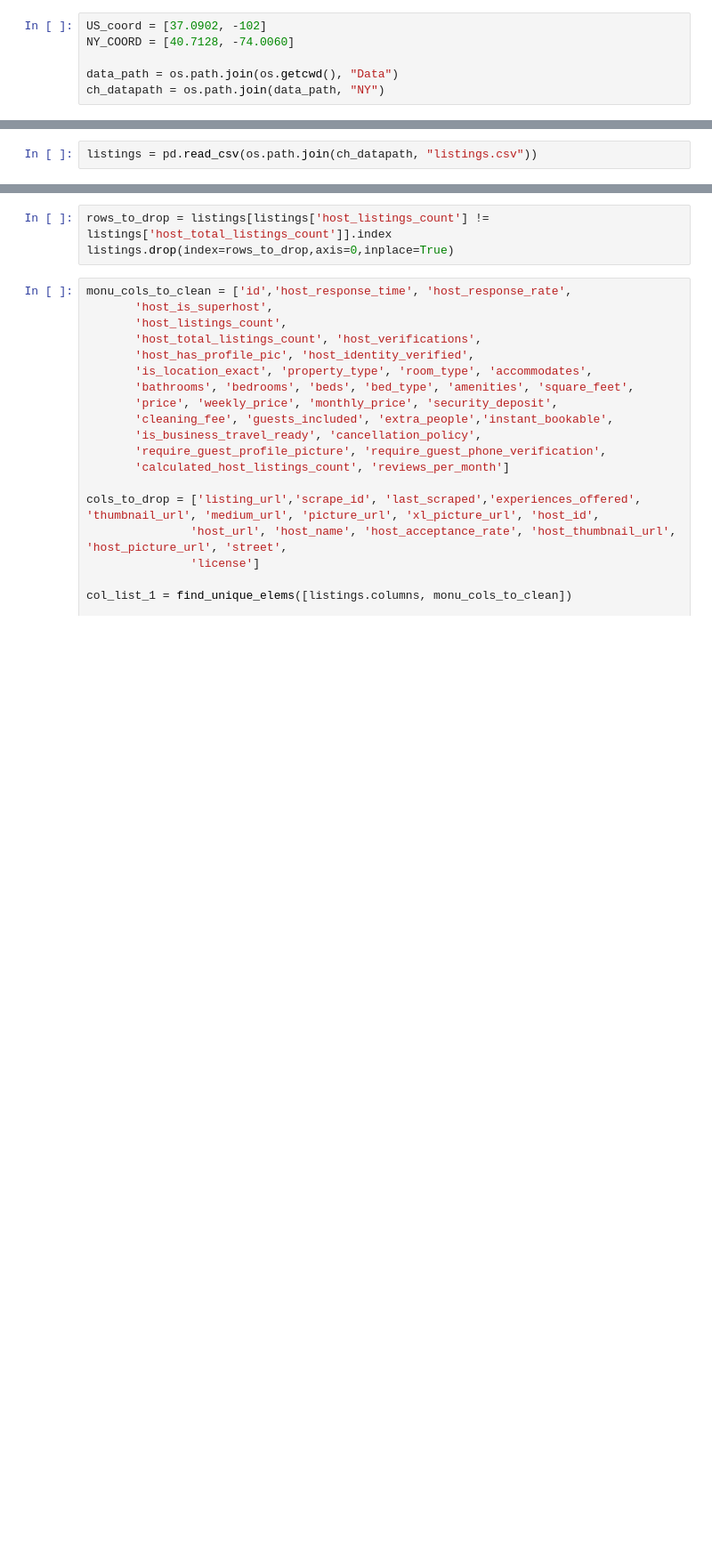
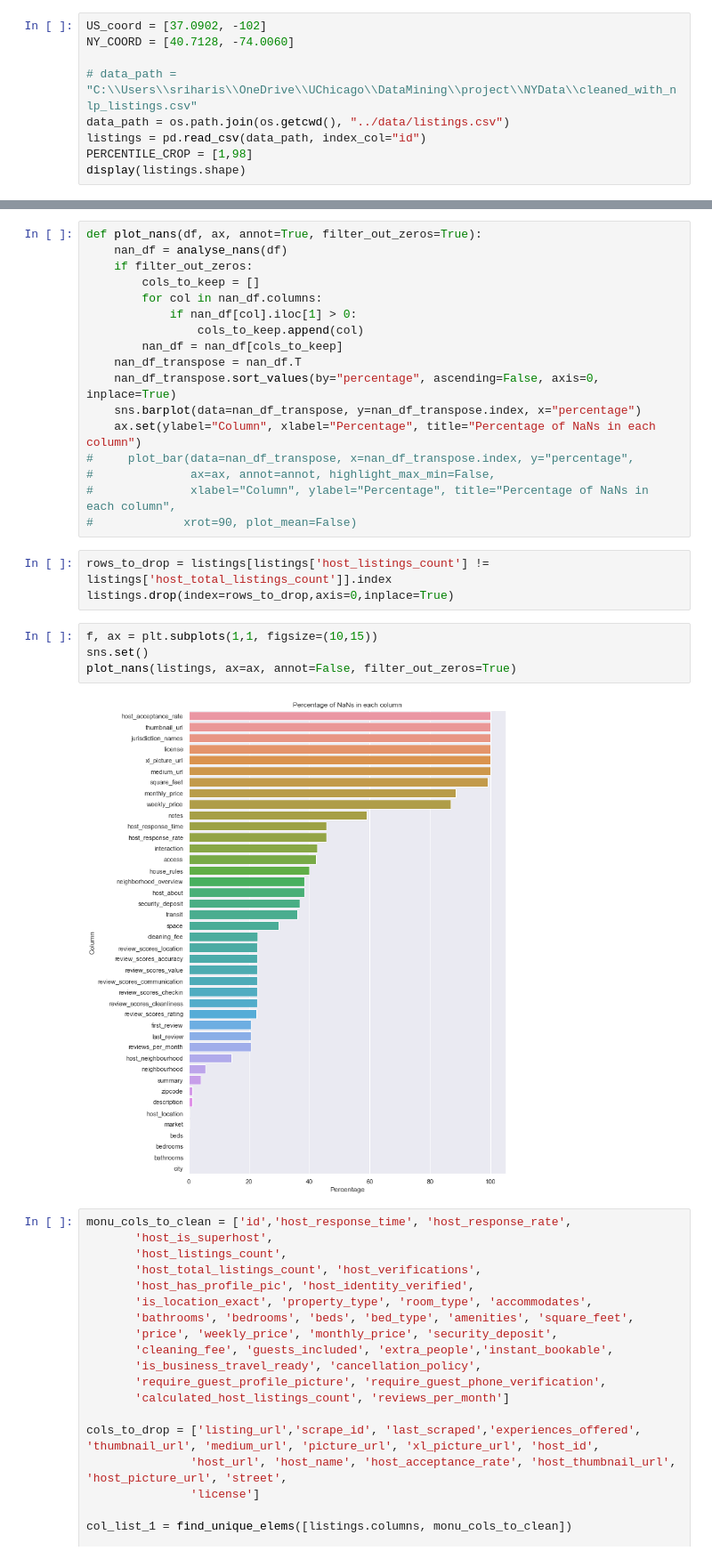
Before and after one commit to principal-miners/listings, a Jupyter notebook: ssh/NY_EDA_Cleaning.ipynb, the cells around one changed output, grey strips where cells are left out. Shown at 89% size. Drawn from its saved outputs; the diff is of its cells as text; blank space fills up the shorter version.

```diff
--- a/ssh/NY_EDA_Cleaning.ipynb
+++ b/ssh/NY_EDA_Cleaning.ipynb
@@ -27,5 +28,8 @@ from Utils.DataUtils import *
 US_coord = [37.0902, -102]
 NY_COORD = [40.7128, -74.0060]
 
-data_path = os.path.join(os.getcwd(), "Data")
-ch_datapath = os.path.join(data_path, "NY")
+# data_path = "C:\\Users\\sriharis\\OneDrive\\UChicago\\DataMining\\project\\NYData\\cleaned_with_nlp_listings.csv"
+data_path = os.path.join(os.getcwd(), "../data/listings.csv")
+listings = pd.read_csv(data_path, index_col="id")
+PERCENTILE_CROP = [1,98]
+display(listings.shape)
@@ -32,2 +37,0 @@ ch_datapath = os.path.join(data_path, "NY")
-# %%
-listings = pd.read_csv(os.path.join(ch_datapath, "listings.csv"))
@@ -42,9 +38,32 @@ memory usage: 28.5+ MB
 # %%
 def remove_childlist_from_parentlist(parent, child):
     return [x for x in parent if x not in child]
+# %%
+def plot_nans(df, ax, annot=True, filter_out_zeros=True):
+    nan_df = analyse_nans(df)
+    if filter_out_zeros:
+        cols_to_keep = []
+        for col in nan_df.columns:
+            if nan_df[col].iloc[1] > 0:
+                cols_to_keep.append(col)
+        nan_df = nan_df[cols_to_keep]
+    nan_df_transpose = nan_df.T
+    nan_df_transpose.sort_values(by="percentage", ascending=False, axis=0, inplace=True)
+    sns.barplot(data=nan_df_transpose, y=nan_df_transpose.index, x="percentage")
+    ax.set(ylabel="Column", xlabel="Percentage", title="Percentage of NaNs in each column")
+#     plot_bar(data=nan_df_transpose, x=nan_df_transpose.index, y="percentage",
+#              ax=ax, annot=annot, highlight_max_min=False,
+#              xlabel="Column", ylabel="Percentage", title="Percentage of NaNs in each column",
+#             xrot=90, plot_mean=False)
 # %%
 rows_to_drop = listings[listings['host_listings_count'] != listings['host_total_listings_count']].index
 listings.drop(index=rows_to_drop,axis=0,inplace=True)
+# %%
+f, ax = plt.subplots(1,1, figsize=(10,15))
+sns.set()
+plot_nans(listings, ax=ax, annot=False, filter_out_zeros=True)
+# %% [output]
+[figure, added]
 # %%
 monu_cols_to_clean = ['id','host_response_time', 'host_response_rate',
        'host_is_superhost',
```
Also changed, not shown: parts of 4 cells of this notebook, 3 other files.
